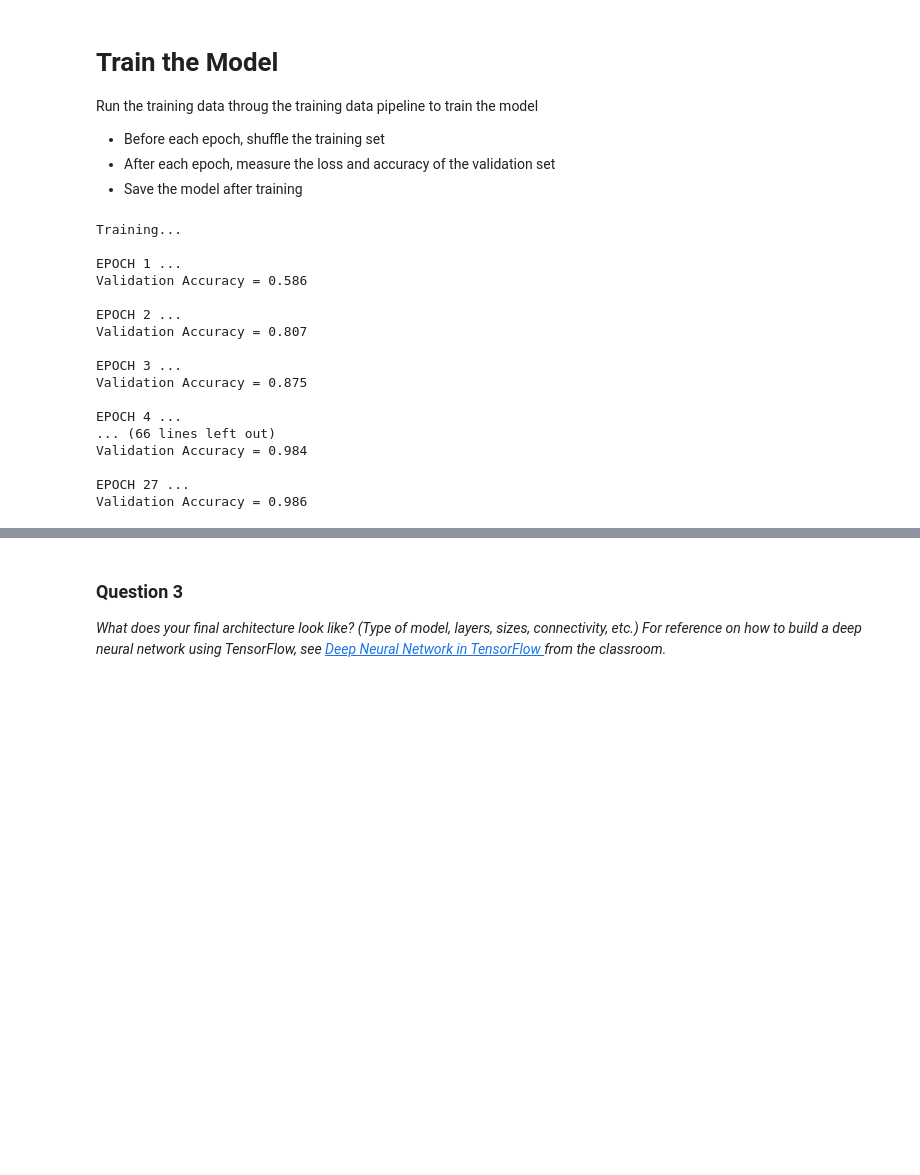
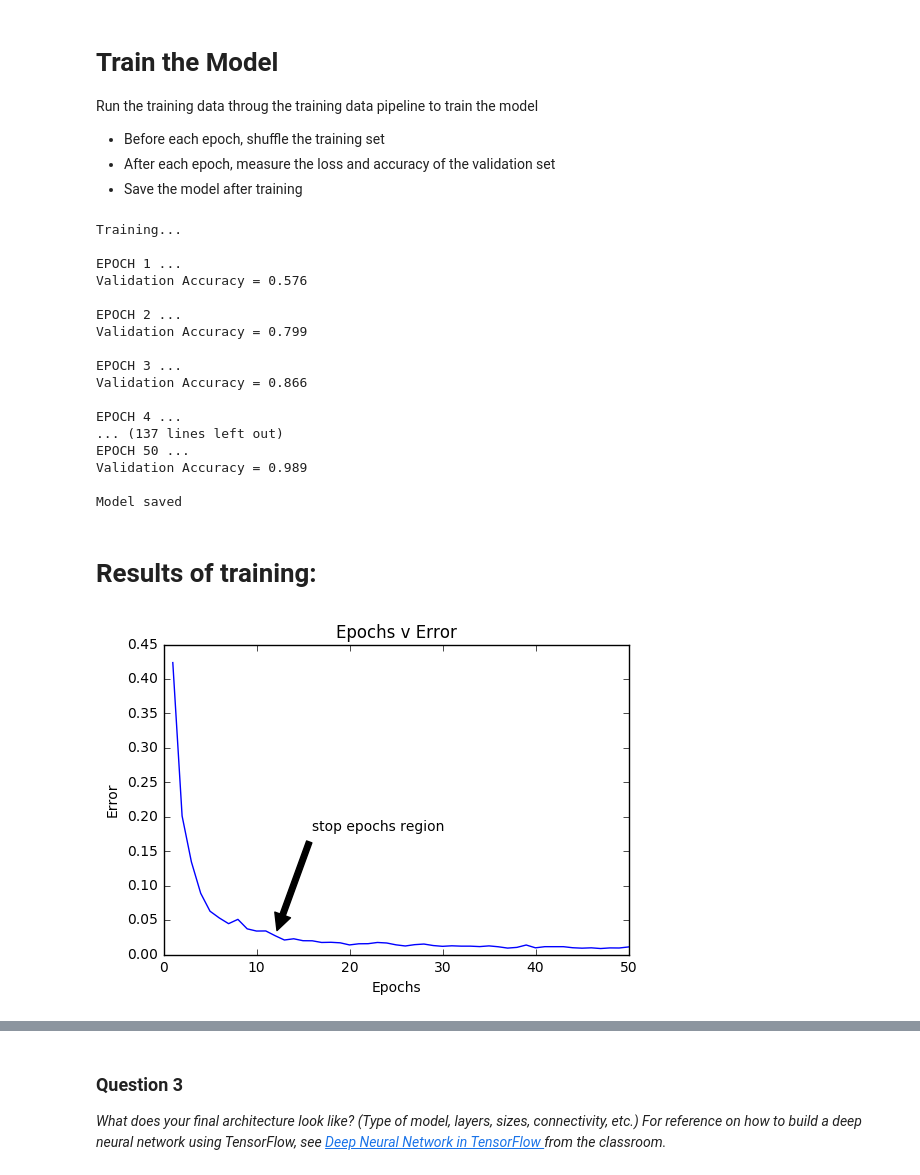
Before and after one commit to JonathanCMitchell/CarND-Traffic-Sign-Classifier-Project, a Jupyter notebook: Traffic_Sign_Classifier.ipynb, the cells around one changed output, grey strips where cells are left out. Drawn from its saved outputs; the diff is of its cells as text; code cells hidden in the pictures; blank space fills up the shorter version.

Commit message:
[feature] - adds epochs v error plot for training data

```diff
--- a/Traffic_Sign_Classifier.ipynb
+++ b/Traffic_Sign_Classifier.ipynb
@@ -578,6 +578,10 @@ Run the training data throug the training data pipeline to train the model
 <li>After each epoch, measure the loss and accuracy of the validation set </li>
 <li>Save the model after training</li>
 </ul>
+# %%
+# Save data for plotting
+EPOCHS_STORE = []
+Accuracies = []
 # %%
 with tf.Session() as sess:
     sess.run(tf.initialize_all_variables())
@@ -599,6 +603,8 @@ with tf.Session() as sess:
 
             })
         validation_accuracy = evaluate(X_validation, y_validation) # create with sklearn
+        EPOCHS_STORE.append(i+1)
+        Accuracies.append(validation_accuracy)
         print("EPOCH {} ...".format(i+1))
         print("Validation Accuracy = {:.3f}".format(validation_accuracy))
         print()
@@ -608,17 +614,33 @@ with tf.Session() as sess:
 Training...
 
 EPOCH 1 ...
-Validation Accuracy = 0.586
+Validation Accuracy = 0.576
 
 EPOCH 2 ...
-Validation Accuracy = 0.807
+Validation Accuracy = 0.799
 
 EPOCH 3 ...
-Validation Accuracy = 0.875
+Validation Accuracy = 0.866
 
 EPOCH 4 ...
-... (66 lines left out)
-Validation Accuracy = 0.984
+... (137 lines left out)
+EPOCH 50 ...
+Validation Accuracy = 0.989
 
-EPOCH 27 ...
-Validation Accuracy = 0.986
+Model saved
+# %% [markdown]
+# Results of training:
+# %%
+# print('EPOCHS: ', EPOCHS)
+# print('ACCURACIES: ', len(Accuracies))
+
+plt.title('Epochs v Error')
+Error_scores = [1 - a for a in Accuracies]
+plt.plot(EPOCHS_STORE, Error_scores)
+plt.xlabel('Epochs')
+plt.ylabel('Error')
+plt.annotate('stop epochs region', xy=(12, 1 - 0.97271104310124967), xytext=(16, .18),
+            arrowprops=dict(facecolor='black', shrink = 0.05))
+plt.show()
+# %% [output]
+[figure, added]
```
Also changed, not shown: parts of 1 cell of this notebook.
